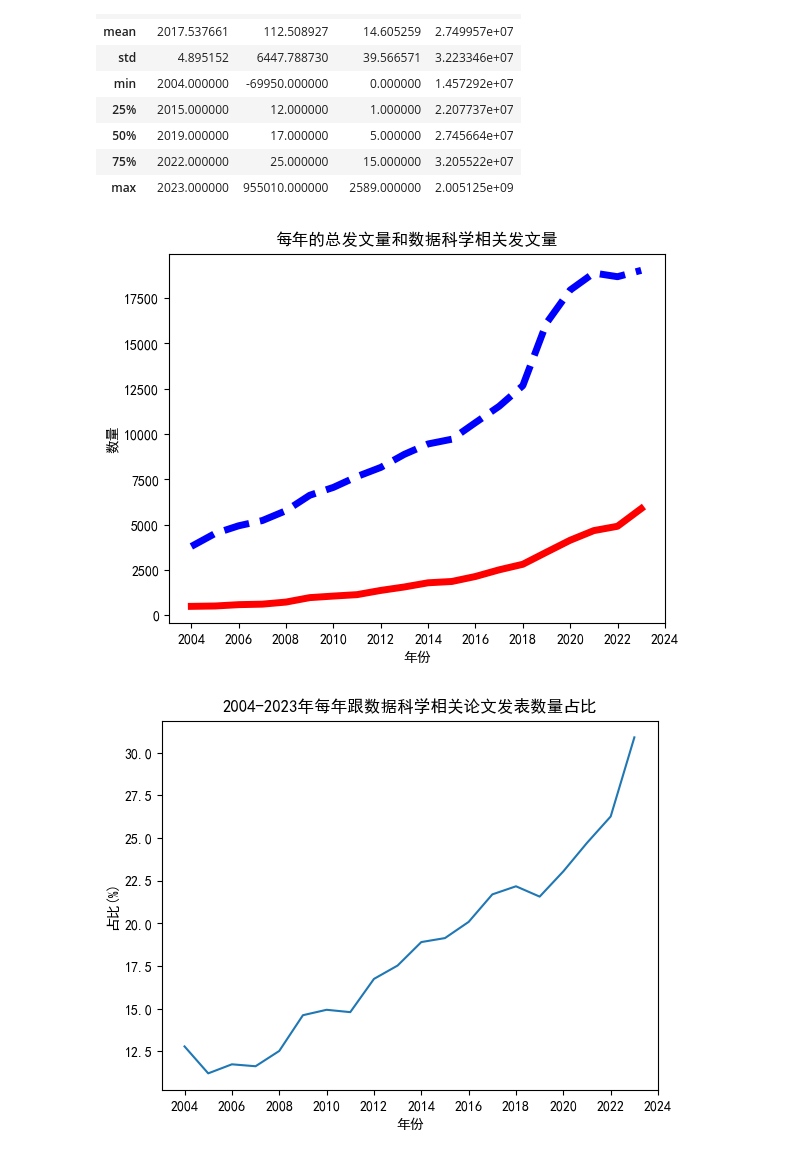
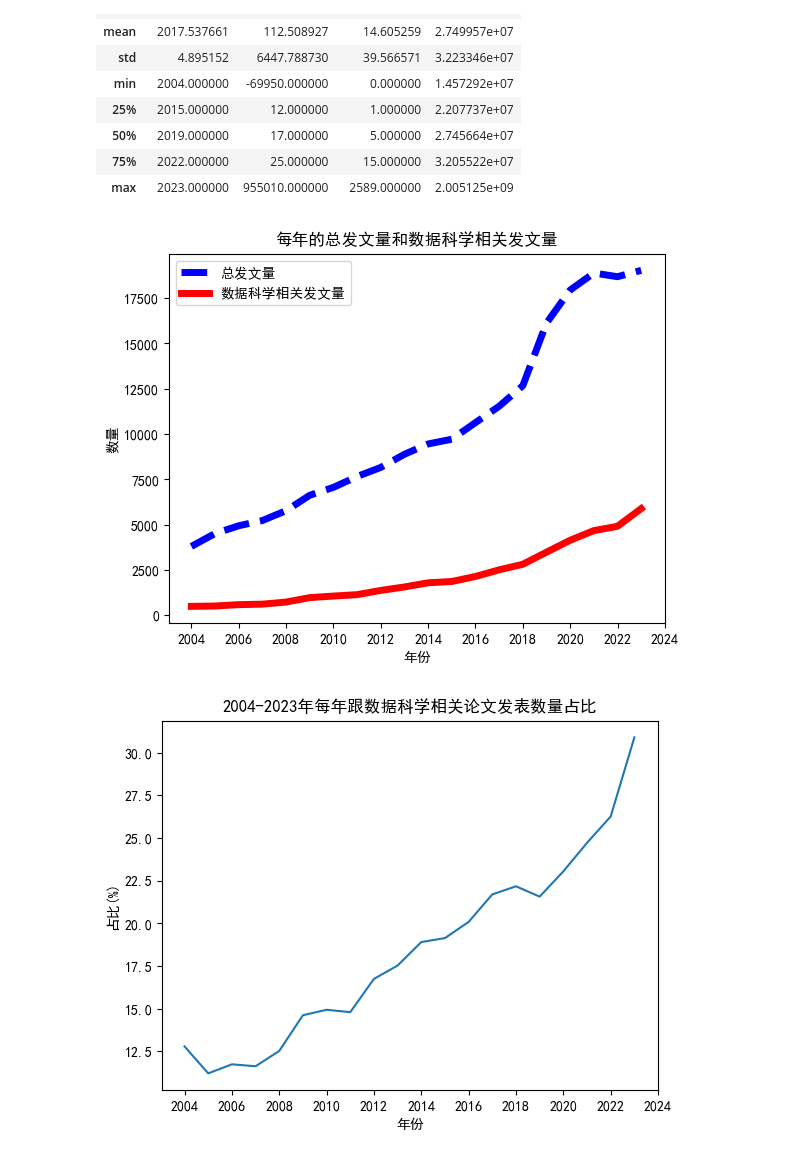
Before and after one commit to YichenShen0103/Datascience_survey, a Jupyter notebook: main/years.ipynb, the cells around one changed output. Drawn from its saved outputs; the diff is of its cells as text; code cells hidden in the pictures.

```diff
--- a/main/years.ipynb
+++ b/main/years.ipynb
@@ -39,22 +39,23 @@ df2.describe()
 # %%
 df_g=df.groupby('年份', as_index=False).count()
 df2_g=df2.groupby('年份', as_index=False).count()
 
 plt.rcParams['font.sans-serif'] = ['SimHei']
 plt.rcParams['axes.unicode_minus'] = False
 x1=df_g['年份'];y1=df_g['EID']
 x2=df2_g['年份'];y2=df2_g['EID']
 my_x_ticks = np.arange(2004, 2025, 2)
 
 plt.plot(x1, y1, color='blue', linewidth=5.0, linestyle='--')
 plt.plot(x2, y2, color='red', linewidth=5.0, linestyle='-')
 plt.xlabel('年份')
 plt.ylabel('数量')
 plt.title('每年的总发文量和数据科学相关发文量')
 plt.xticks(my_x_ticks)
+plt.legend(['总发文量', '数据科学相关发文量'], loc='upper left')
 plt.show()
 # %% [output]
-[figure, old version]
+[figure, new version]
 # %%
 df2_g.insert(df2_g.shape[1], '占比', 0)
 # %%
```
Also changed, not shown: parts of 10 cells of this notebook.
